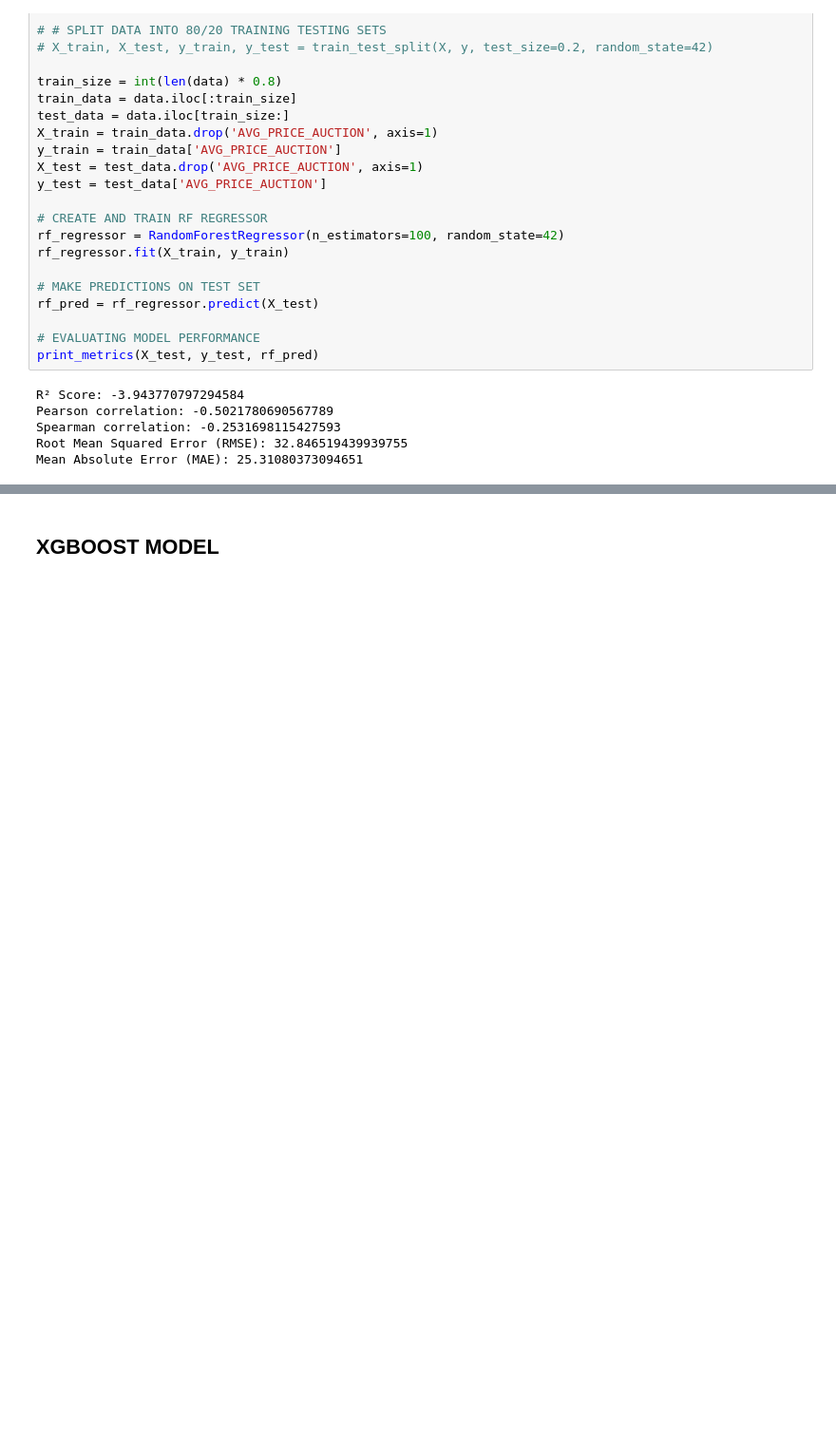
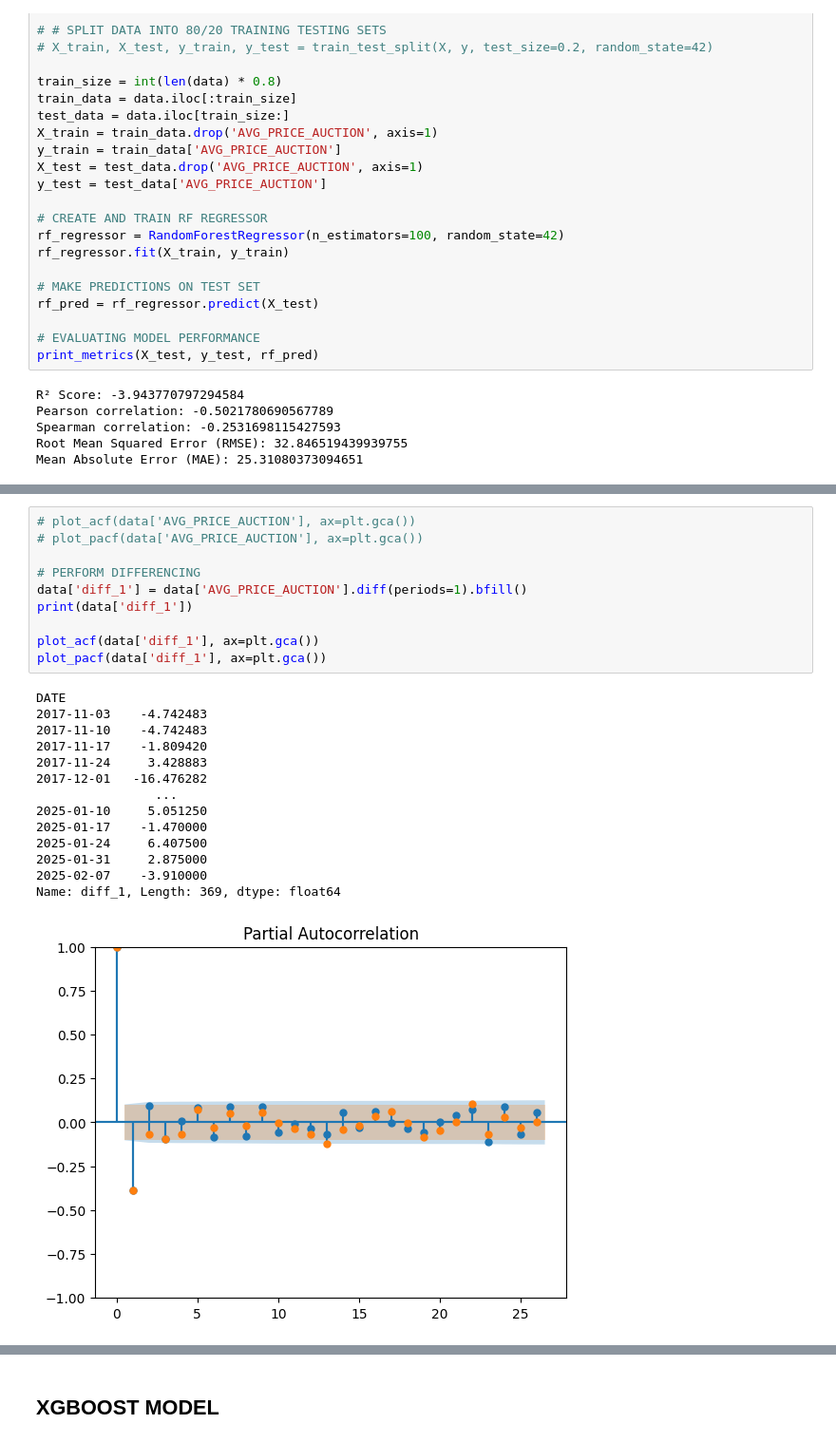
Before and after one commit to JBL168/beef_value_chain_project_spring_2025, a Jupyter notebook: modeling.ipynb, the cells around one changed output, grey strips where cells are left out. Shown at 95% size. Drawn from its saved outputs; the diff is of its cells as text; blank space fills up the shorter version.

```diff
--- a/modeling.ipynb
+++ b/modeling.ipynb
@@ -103,0 +94,25 @@ Average R²: -1.259
+# %%
+# plot_acf(data['AVG_PRICE_AUCTION'], ax=plt.gca())
+# plot_pacf(data['AVG_PRICE_AUCTION'], ax=plt.gca())
+
+# PERFORM DIFFERENCING
+data['diff_1'] = data['AVG_PRICE_AUCTION'].diff(periods=1).bfill()
+print(data['diff_1'])
+
+plot_acf(data['diff_1'], ax=plt.gca())
+plot_pacf(data['diff_1'], ax=plt.gca())
+# %% [output]
+DATE
+2017-11-03    -4.742483
+2017-11-10    -4.742483
+2017-11-17    -1.809420
+2017-11-24     3.428883
+2017-12-01   -16.476282
+                ...
+2025-01-10     5.051250
+2025-01-17    -1.470000
+2025-01-24     6.407500
+2025-01-31     2.875000
+2025-02-07    -3.910000
+Name: diff_1, Length: 369, dtype: float64
+[figure, added]
```
Also changed, not shown: parts of 5 cells of this notebook.
